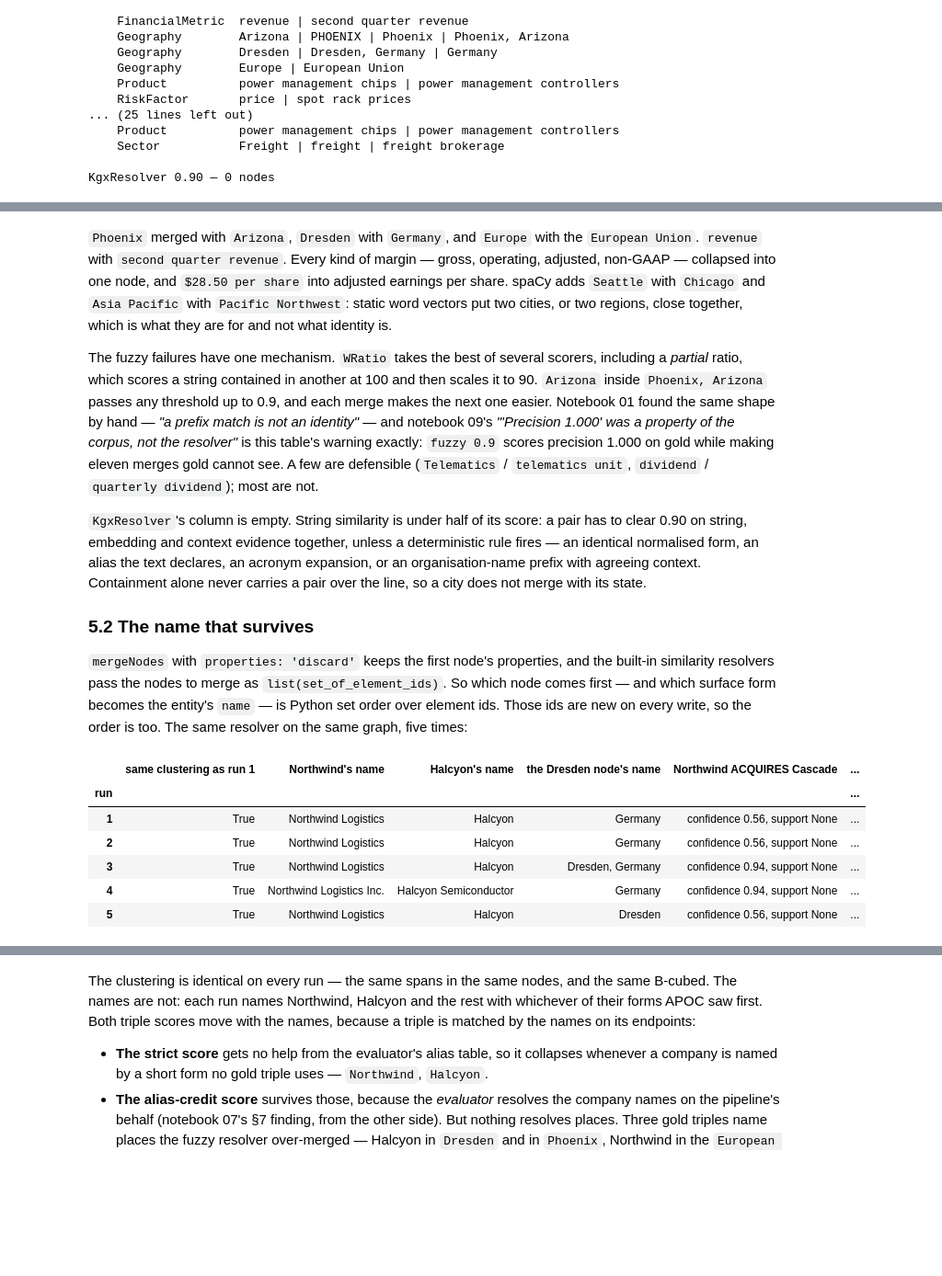
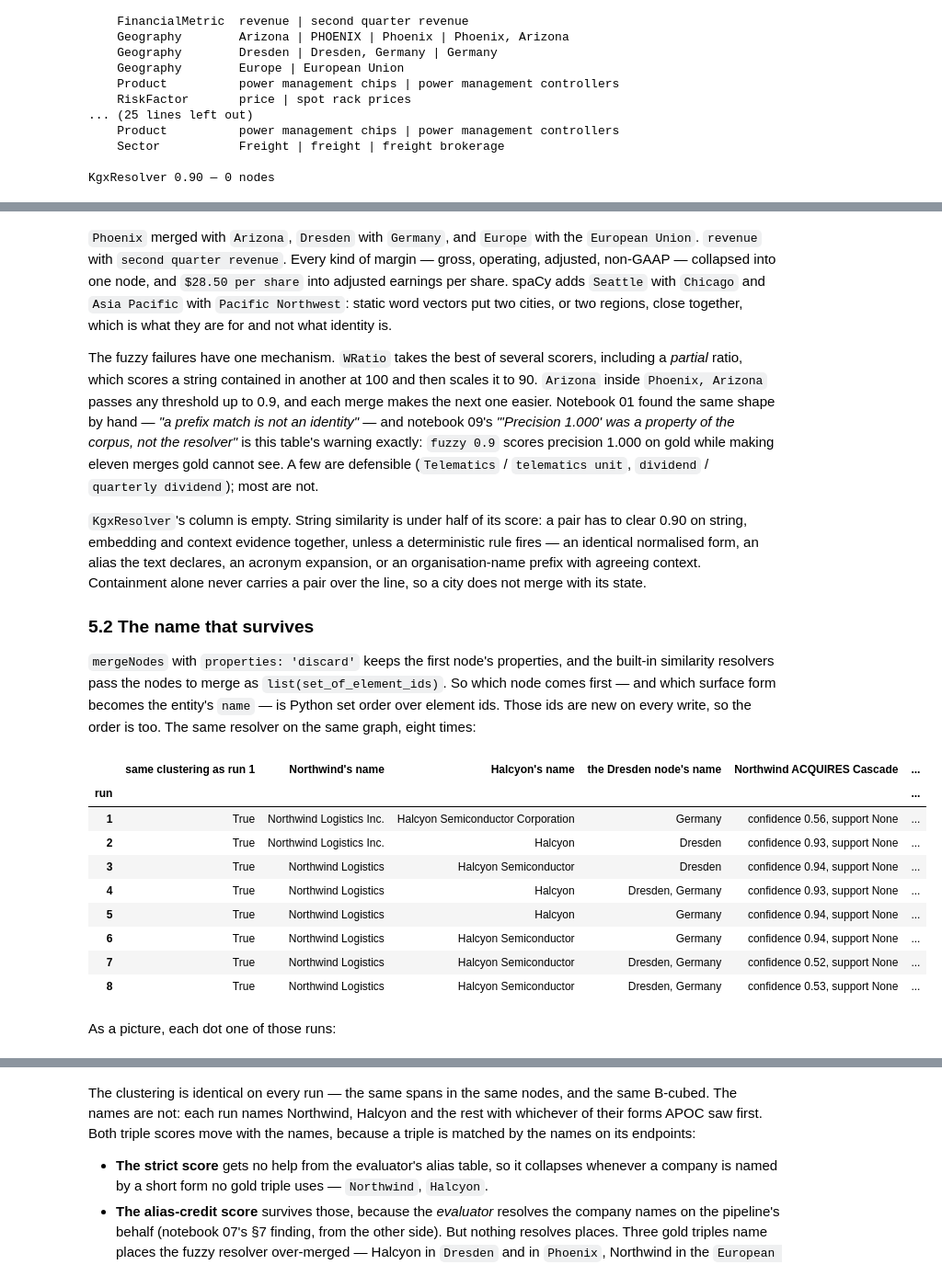
Before and after one commit to johnymontana/extraction-knowledge-graph-experiments, a Jupyter notebook: notebooks/17_neo4j_graphrag_gliner.ipynb, the cells around one changed output, grey strips where cells are left out. Shown at 92% size. Cells and saved outputs as stored; diff of their text form; code cells hidden in the pictures; blank space fills up the shorter version.

```diff
--- a/notebooks/17_neo4j_graphrag_gliner.ipynb
+++ b/notebooks/17_neo4j_graphrag_gliner.ipynb
@@ -620,0 +831,24 @@ scratch, resolved once.
+# %%
+# Two mentions of Northwind in one chunk, before and after apoc.refactor.mergeNodes(..., {mergeRels: true}).
+fig, axes = plt.subplots(1, 2, figsize=(10.5, 3.6))
+for ax, merged in zip(axes, (False, True)):
+    ax.set_xlim(-0.2, 4.2); ax.set_ylim(-0.45, 3.15); ax.axis("off")
+    for mx, text in ((0.8, "NWL"), (3.2, "Northwind")):
+        box(ax, mx, 2.7, f":Mention\n'{text}'", w=1.3, h=0.62, fill=tint(BLUE, 0.3), size=7.5)
+    box(ax, 2.0, 0.0, ":Chunk  d01", w=1.5, h=0.5, size=7.5)
+    if not merged:
+        for ex, text in ((0.8, "NWL"), (3.2, "Northwind")):
+            box(ax, ex, 1.35, f":Company\n'{text}'", w=1.3, h=0.62, size=7.5)
+            arrow(ax, (ex, 1.66), (ex, 2.39), "HAS_MENTION", color=BLUE, lw=1.6, offset=(0.08, -0.08), ha="left")
+            arrow(ax, (ex + (0.3 if ex < 2 else -0.3), 1.04), (2.0 + (-0.25 if ex < 2 else 0.25), 0.25), color=MUTED)
+        ax.text(2.0, 0.55, "FROM_CHUNK ×2", ha="center", fontsize=7.5, color=INK2)
+        ax.set_title("two entity nodes, one chunk")
+    else:
+        box(ax, 2.0, 1.35, ":Company\n'Northwind Logistics Inc'", w=2.2, h=0.62, size=7.5, weight="semibold")
+        for mx in (0.8, 3.2):
+            arrow(ax, (2.0 + (-0.55 if mx < 2 else 0.55), 1.66), (mx, 2.39), color=BLUE, lw=1.6)
+        ax.text(2.0, 2.2, "HAS_MENTION ×2: both survive", ha="center", fontsize=7.5, color=INK2)
+        arrow(ax, (2.0, 1.04), (2.0, 0.25), color=MUTED)
+        ax.text(2.1, 0.58, "FROM_CHUNK ×1: collapsed", ha="left", fontsize=7.5, color=INK2)
+        ax.set_title("after mergeNodes(..., {mergeRels: true})")
+fig.tight_layout()
@@ -693,10 +929,10 @@ def unlabelled_merges(rows):
             out.append((members[0]["label"], " | ".join(forms)))
     return sorted(out)
 
-side = {name: unlabelled_merges(CLUSTERS[name])
-        for name in ("fuzzy 0.8 (default)", "fuzzy 0.9", "spaCy 0.8 (default)", "KgxResolver 0.90")}
+side = {name: unlabelled_merges(rows) for name, rows in CLUSTERS.items()}
 BOARD["unlabelled merges"] = pd.Series({k: len(v) for k, v in side.items()})
-for name, merges in side.items():
+for name in ("fuzzy 0.8 (default)", "fuzzy 0.9", "spaCy 0.8 (default)", "KgxResolver 0.90"):
+    merges = side[name]
     print(f"{name} — {len(merges)} nodes")
     for label, forms in merges:
         print(f"    {label:16} {forms}")
@@ -744,7 +997,7 @@ Containment alone never carries a pair over the line, so a city does not merge w
 `mergeNodes` with `properties: 'discard'` keeps the first node's properties, and the built-in similarity
 resolvers pass the nodes to merge as `list(set_of_element_ids)`. So which node comes first — and which
 surface form becomes the entity's `name` — is Python set order over element ids. Those ids are new on every
-write, so the order is too. The same resolver on the same graph, five times:
+write, so the order is too. The same resolver on the same graph, eight times:
 # %%
 def name_of(rows, text, label):
     # the name on the node that the mention `text` (typed `label`) ended up in
@@ -753,36 +1006,41 @@ def name_of(rows, text, label):
 def partition(rows):
     # the clustering as sets of stable span keys, comparable across rewrites
     by_node = collections.defaultdict(set)
     for r in rows:
         by_node[r["entity"]].add(r["key"])
     return {frozenset(s) for s in by_node.values()}
 
 def acquires_edge():
     r = q("MATCH (a)-[:HAS_MENTION]->(:Mention {text: 'Northwind Logistics Inc.', label: 'Company'}), "
           "(b)-[:HAS_MENTION]->(:Mention {text: 'Cascade Freight Systems'}), (a)-[r:ACQUIRES]->(b) "
           "RETURN r.confidence AS c, r.support AS s LIMIT 1")
     return f"confidence {r[0]['c']:.2f}, support {r[0]['s']}" if r else "—"
 
 runs, first = [], None
-for i in range(5):
+for i in range(8):
     await rewrite()
     await RESOLVERS["fuzzy 0.9"]().run()
     rows = read_clusters(driver)
     card = scorecard(rows)
     first = first or partition(rows)
     runs.append({"run": i + 1, "same clustering as run 1": partition(rows) == first,
                  "Northwind's name": name_of(rows, "Northwind Logistics Inc.", "Company"),
                  "Halcyon's name": name_of(rows, "Halcyon Semiconductor Corporation", "Company"),
                  "the Dresden node's name": name_of(rows, "Dresden", "Geography"),
                  "Northwind ACQUIRES Cascade": acquires_edge(),
                  "B3 F1": card["B3 F1"], "triple F1 (strict)": card["triple F1 (strict)"],
                  "triple F1 (alias credit)": card["triple F1 (alias credit)"]})
 pd.DataFrame(runs).set_index("run")
 # %% [output]
 |  | same clustering as run 1 | Northwind's name | Halcyon's name | the Dresden node's name | Northwind ACQUIRES Cascade | ... |
 | run |  |  |  |  |  | ... |
-| 1 | True | Northwind Logistics | Halcyon | Germany | confidence 0.56, support None | ... |
-| 2 | True | Northwind Logistics | Halcyon | Germany | confidence 0.56, support None | ... |
-| 3 | True | Northwind Logistics | Halcyon | Dresden, Germany | confidence 0.94, support None | ... |
-| 4 | True | Northwind Logistics Inc. | Halcyon Semiconductor | Germany | confidence 0.94, support None | ... |
-| 5 | True | Northwind Logistics | Halcyon | Dresden | confidence 0.56, support None | ... |
+| 1 | True | Northwind Logistics Inc. | Halcyon Semiconductor Corporation | Germany | confidence 0.56, support None | ... |
+| 2 | True | Northwind Logistics Inc. | Halcyon | Dresden | confidence 0.93, support None | ... |
+| 3 | True | Northwind Logistics | Halcyon Semiconductor | Dresden | confidence 0.94, support None | ... |
+| 4 | True | Northwind Logistics | Halcyon | Dresden, Germany | confidence 0.93, support None | ... |
+| 5 | True | Northwind Logistics | Halcyon | Germany | confidence 0.94, support None | ... |
+| 6 | True | Northwind Logistics | Halcyon Semiconductor | Germany | confidence 0.94, support None | ... |
+| 7 | True | Northwind Logistics | Halcyon Semiconductor | Dresden, Germany | confidence 0.52, support None | ... |
+| 8 | True | Northwind Logistics | Halcyon Semiconductor | Dresden, Germany | confidence 0.53, support None | ... |
+# %% [markdown]
+As a picture, each dot one of those runs:
```
Also changed, not shown: parts of 29 cells of this notebook.
